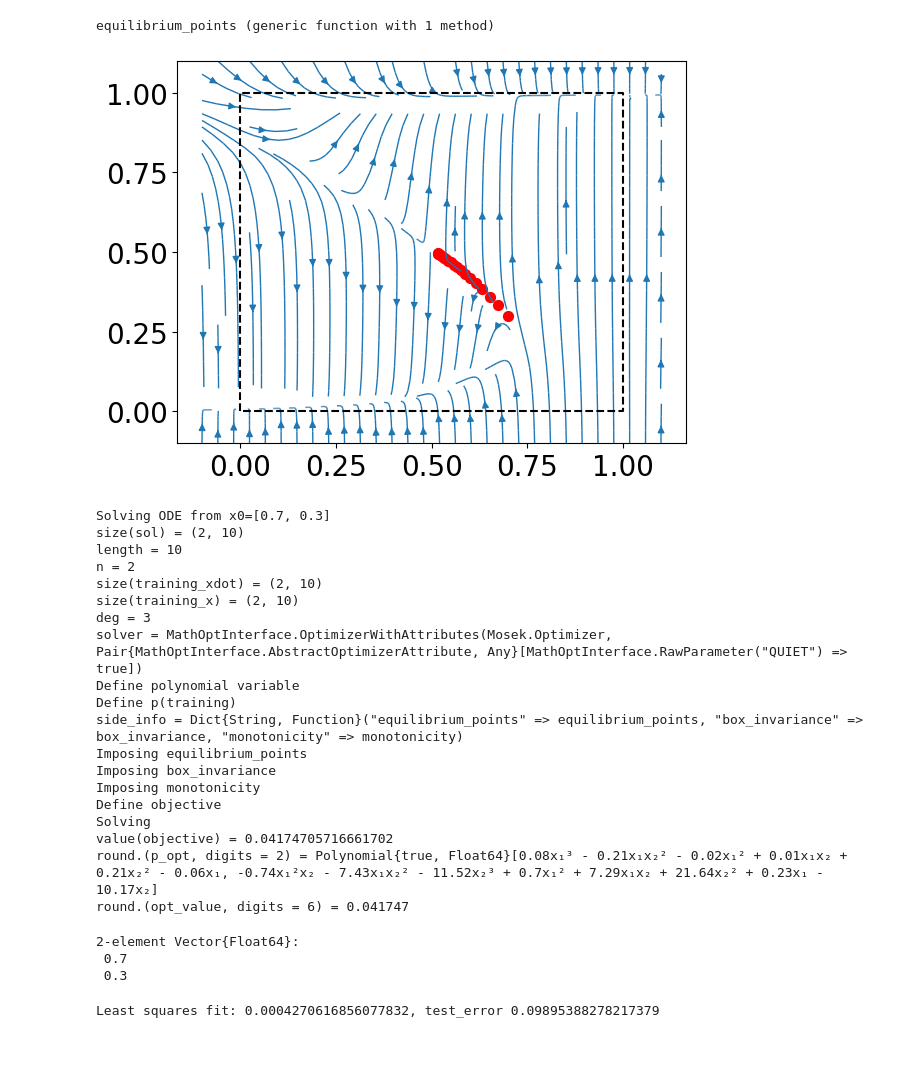
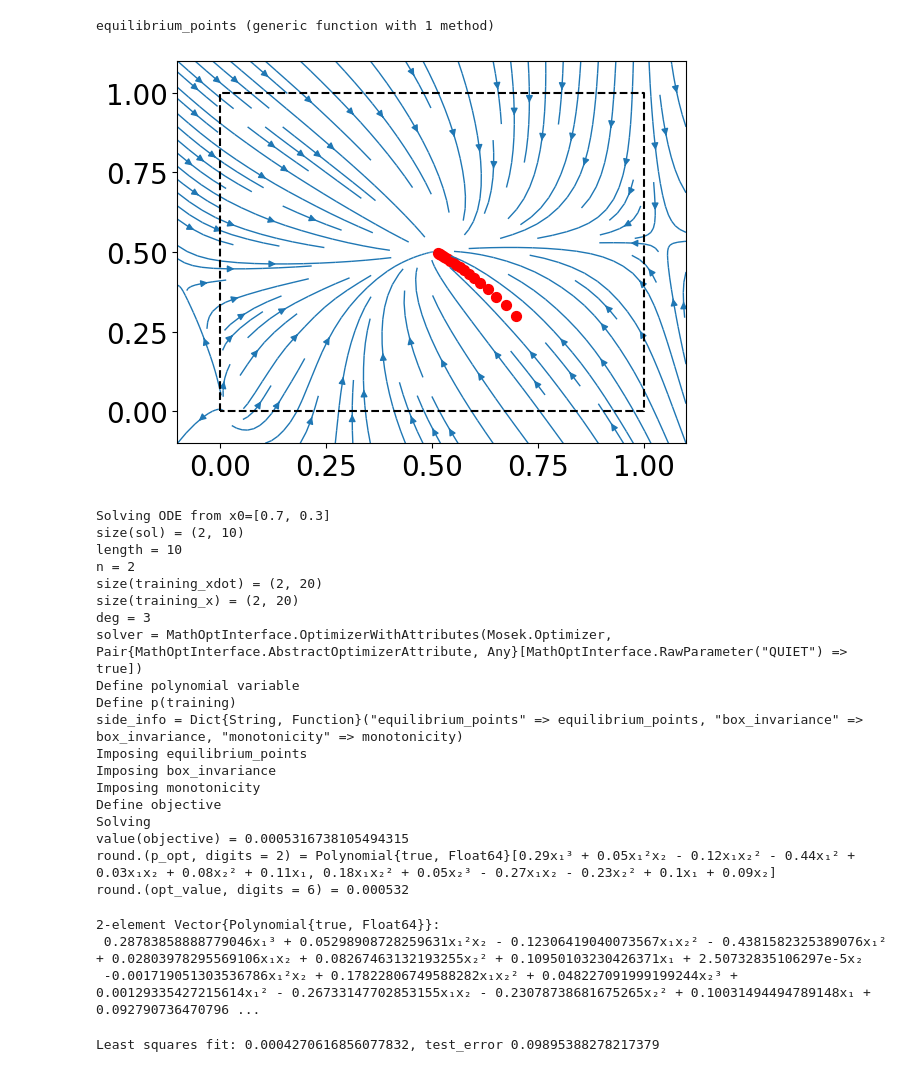
Before and after one commit to bachirelkhadir/learning-with-side-info, a Jupyter notebook: notebooks/disease.ipynb, the cells around one changed output. Drawn from its saved outputs; the diff is of its cells as text; code cells hidden in the pictures.

```diff
--- a/notebooks/disease.ipynb
+++ b/notebooks/disease.ipynb
@@ -164,39 +164,39 @@ equilibrium_points (generic function with 1 method)
 # %%
 verbose = true
 deg = 3
 noise_level=1e-2
-training_x, training_xdot = get_training_data(initial_conditions[1], noise_level=noise_level,
+data_x, data_y = get_training_data(initial_conditions[1], noise_level=noise_level,
      verbose=verbose, length=10)
-# data_x = [0.7 0.6743 0.651733 0.631992 0.614775 0.599795 0.586786 0.575503 0.565731 0.557274 0.549955 0.543627 0.538154 0.533421 0.529324 0.525778 0.522708 0.520048 0.517738 0.515732; 0.3 0.332724 0.360048 0.382911 0.402075 0.418161 0.431681 0.443055 0.452628 0.460689 0.46748 0.473199 0.478011 0.482062 0.485469 0.488331 0.490729 0.492736 0.494415 0.495815]
-# data_y = [-0.0259321 -0.0229135 -0.0199887 -0.0175017 -0.0153012 -0.0133236 -0.0114618 -0.0100023 -0.00879107 -0.00724013 -0.00647079 -0.00547157 -0.00480303 -0.00421488 -0.00358632 -0.00298889 -0.00265446 -0.00228428 -0.00204884 -0.00161675; 0.0340828 0.0283447 0.0237351 0.0198431 0.0168126 0.013914 0.0118452 0.00988082 0.00808706 0.00704187 0.00585207 0.00496953 0.00420161 0.00357221 0.00288563 0.00252677 0.00205396 0.00179401 0.00127819 0.00135135]
-# training_x = data_x
-# training_xdot = data_y
+data_x = [0.7 0.6743 0.651733 0.631992 0.614775 0.599795 0.586786 0.575503 0.565731 0.557274 0.549955 0.543627 0.538154 0.533421 0.529324 0.525778 0.522708 0.520048 0.517738 0.515732; 0.3 0.332724 0.360048 0.382911 0.402075 0.418161 0.431681 0.443055 0.452628 0.460689 0.46748 0.473199 0.478011 0.482062 0.485469 0.488331 0.490729 0.492736 0.494415 0.495815]
+data_y = [-0.0259321 -0.0229135 -0.0199887 -0.0175017 -0.0153012 -0.0133236 -0.0114618 -0.0100023 -0.00879107 -0.00724013 -0.00647079 -0.00547157 -0.00480303 -0.00421488 -0.00358632 -0.00298889 -0.00265446 -0.00228428 -0.00204884 -0.00161675; 0.0340828 0.0283447 0.0237351 0.0198431 0.0168126 0.013914 0.0118452 0.00988082 0.00808706 0.00704187 0.00585207 0.00496953 0.00420161 0.00357221 0.00288563 0.00252677 0.00205396 0.00179401 0.00127819 0.00135135]
+training_x = data_x
+training_xdot = data_y
 
 
 side_info = Dict(
     "equilibrium_points" => equilibrium_points,
-     "box_invariance" => box_invariance,
-     "monotonicity" => monotonicity,
+    "box_invariance" => box_invariance,
+    "monotonicity" => monotonicity,
  )
 
 p_opt, opt_value =
 fit_polynomial_to_data_with_side_info(training_x, training_xdot;
     side_info=side_info, verbose=verbose, deg=deg, regularization=0.)
 @show round.(p_opt, digits=2)
 @show round.(opt_value, digits=6)
 
 p_opt_as_f = (a, b) ->  map(pi -> pi([a,b]), p_opt)
 plot_vectorfield(p_opt_as_f, (-0.1, 1.1, 10), (-0.1, 1.1, 10))
 PyPlot.scatter(data_x[1,:], data_x[2, :], color=:red, s=50)
 plot_box();
 # %% [output]
-[figure, old version]
+[figure, new version]
 Solving ODE from x0=[0.7, 0.3]
 size(sol) = (2, 10)
 length = 10
 n = 2
-size(training_xdot) = (2, 10)
-size(training_x) = (2, 10)
+size(training_xdot) = (2, 20)
+size(training_x) = (2, 20)
 deg = 3
 solver = MathOptInterface.OptimizerWithAttributes(Mosek.Optimizer, Pair{MathOptInterface.AbstractOptimizerAttribute, Any}[MathOptInterface.RawParameter("QUIET") => true])
 Define polynomial variable
@@ -207,15 +207,15 @@ Imposing box_invariance
 Imposing monotonicity
 Define objective
 Solving
-value(objective) = 0.04174705716661702
-round.(p_opt, digits = 2) = Polynomial{true, Float64}[0.08x₁³ - 0.21x₁x₂² - 0.02x₁² + 0.01x₁x₂ + 0.21x₂² - 0.06x₁, -0.74x₁²x₂ - 7.43x₁x₂² - 11.52x₂³ + 0.7x₁² + 7.29x₁x₂ + 21.64x₂² + 0.23x₁ - 10.17x₂]
-round.(opt_value, digits = 6) = 0.041747
+value(objective) = 0.0005316738105494315
+round.(p_opt, digits = 2) = Polynomial{true, Float64}[0.29x₁³ + 0.05x₁²x₂ - 0.12x₁x₂² - 0.44x₁² + 0.03x₁x₂ + 0.08x₂² + 0.11x₁, 0.18x₁x₂² + 0.05x₂³ - 0.27x₁x₂ - 0.23x₂² + 0.1x₁ + 0.09x₂]
+round.(opt_value, digits = 6) = 0.000532
-# %%
-initial_conditions[1]
-# %% [output]
-2-element Vector{Float64}:
- 0.7
- 0.3
+# %%
+p_opt
+# %% [output]
+2-element Vector{Polynomial{true, Float64}}:
+ 0.28783858888779046x₁³ + 0.05298908728259631x₁²x₂ - 0.12306419040073567x₁x₂² - 0.4381582325389076x₁² + 0.02803978295569106x₁x₂ + 0.08267463132193255x₂² + 0.10950103230426371x₁ + 2.50732835106297e-5x₂
+ -0.001719051303536786x₁²x₂ + 0.17822806749588282x₁x₂² + 0.048227091999199244x₂³ + 0.00129335427215614x₁² - 0.26733147702853155x₁x₂ - 0.23078738681675265x₂² + 0.10031494494789148x₁ + 0.092790736470796 ...
 # %%
 p_opt_as_f = (a, b) ->  map(pi -> pi([a,b]), p_opt)
 tracking_error = test_error(p_opt_as_f, initial_conditions[2:end], verbose=false)
```
Also changed, not shown: 13 other files.
